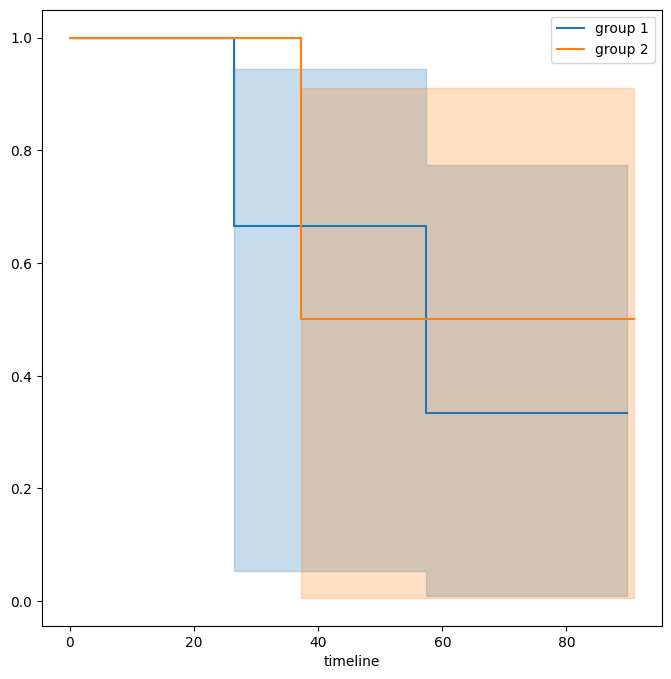
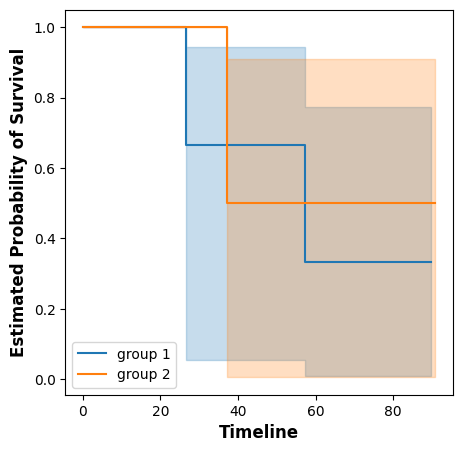
Code edit (unified diff) that turned the first committed figure into the second:
--- before
+++ after
@@ -1,4 +1,4 @@
 # Fit & plot Kaplan-Meier survival curves
-fig, ax = subplots(figsize=(8,8))
+fig, ax = subplots(figsize=(5,5))
 by_group = {}
 for group, df in table_df.groupby('group'):
@@ -6,2 +6,4 @@
     km_sex = km.fit(df['y'], df['censoring'])
     km_sex.plot(label=f'{group}', ax=ax)
+plt.ylabel('Estimated Probability of Survival', **label_args)
+plt.xlabel('Timeline', **label_args);

Commit: updating images